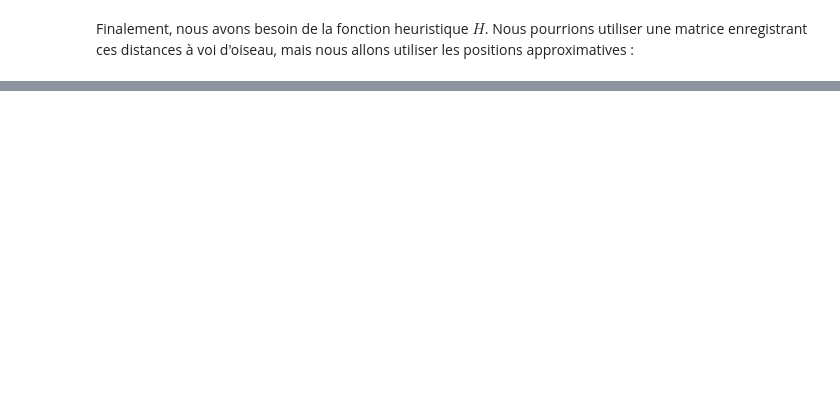
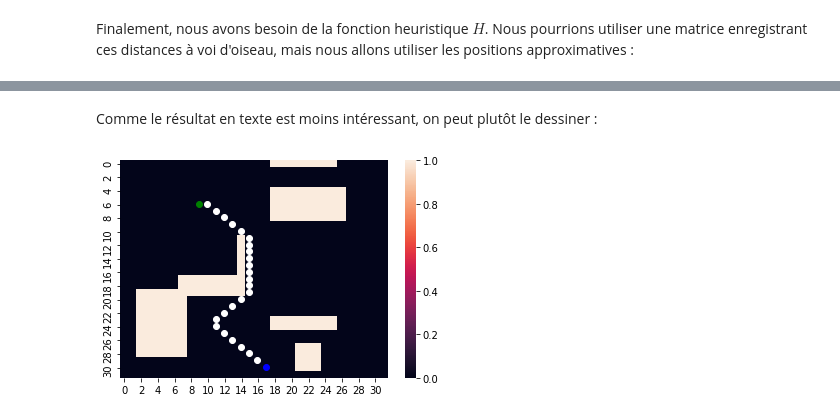
Before and after one commit to francoisferland/GRO830-exercices, a Jupyter notebook: a_star.ipynb, the cells around one changed output, grey strips where cells are left out. Drawn from its saved outputs; the diff is of its cells as text; code cells hidden in the pictures; blank space fills up the shorter version.

```diff
--- a/a_star.ipynb
+++ b/a_star.ipynb
@@ -176,0 +311,8 @@ res = astar('MTL', 'SHE', g_cost, g_neighbors, g_h)
+# %%
+def m_cost(node_a, node_b):
+    # Pour une carte, le coût est toujours de 1.
+    # On s'assure tout de même que les cellules sont adjacentes.
+    dist_x = abs(node_a[0] - node_b[0])
+    dist_y = abs(node_a[1] - node_b[1])
+    assert dist_x <= 1 and dist_y <= 1, "m_cost : %s is not a neighbor of %s"%(str(node_a), str(node_b))
+    return 1
@@ -176,0 +348,6 @@ res = astar('MTL', 'SHE', g_cost, g_neighbors, g_h)
+# %%
+def m_h(node_a, node_b):
+    from math import sqrt
+    (ax, ay) = node_a
+    (bx, by) = node_b
+    return sqrt((ax-bx)**2 + (ay-by)**2)
@@ -176,0 +356,6 @@ res = astar('MTL', 'SHE', g_cost, g_neighbors, g_h)
+# %%
+# Permet de définir une nouvelle fonction à un seul paramètre. Ainsi, m_n(node) correspond à m_neighbors_8(node, obs_map)
+m_n = lambda node : m_neighbors_8(node, obs_map)
+
+(seq, cost) = astar(m_start, m_goal, m_cost, m_n, m_h)
+print("Le plus court chemin entre %s et %s est : %s (%d)"%(m_start, m_goal, seq, cost))
@@ -176,0 +380,14 @@ res = astar('MTL', 'SHE', g_cost, g_neighbors, g_h)
+# %% [markdown]
+Comme le résultat en texte est moins intéressant, on peut plutôt le dessiner :
+# %%
+def draw_path(obs_map, start, goal, seq):
+    import matplotlib.pyplot as plt
+    import numpy as np
+    draw_map(obs_map, start, goal)
+    points = np.asarray(seq)
+    plt.scatter(y=points[:,0]+0.4, x=points[:,1]+0.4, color="white")
+
+
+draw_path(obs_map, m_start, m_goal, seq[1:len(seq)-1])
+# %% [output]
+[figure, added]
```
Also changed, not shown: parts of 26 cells of this notebook.
